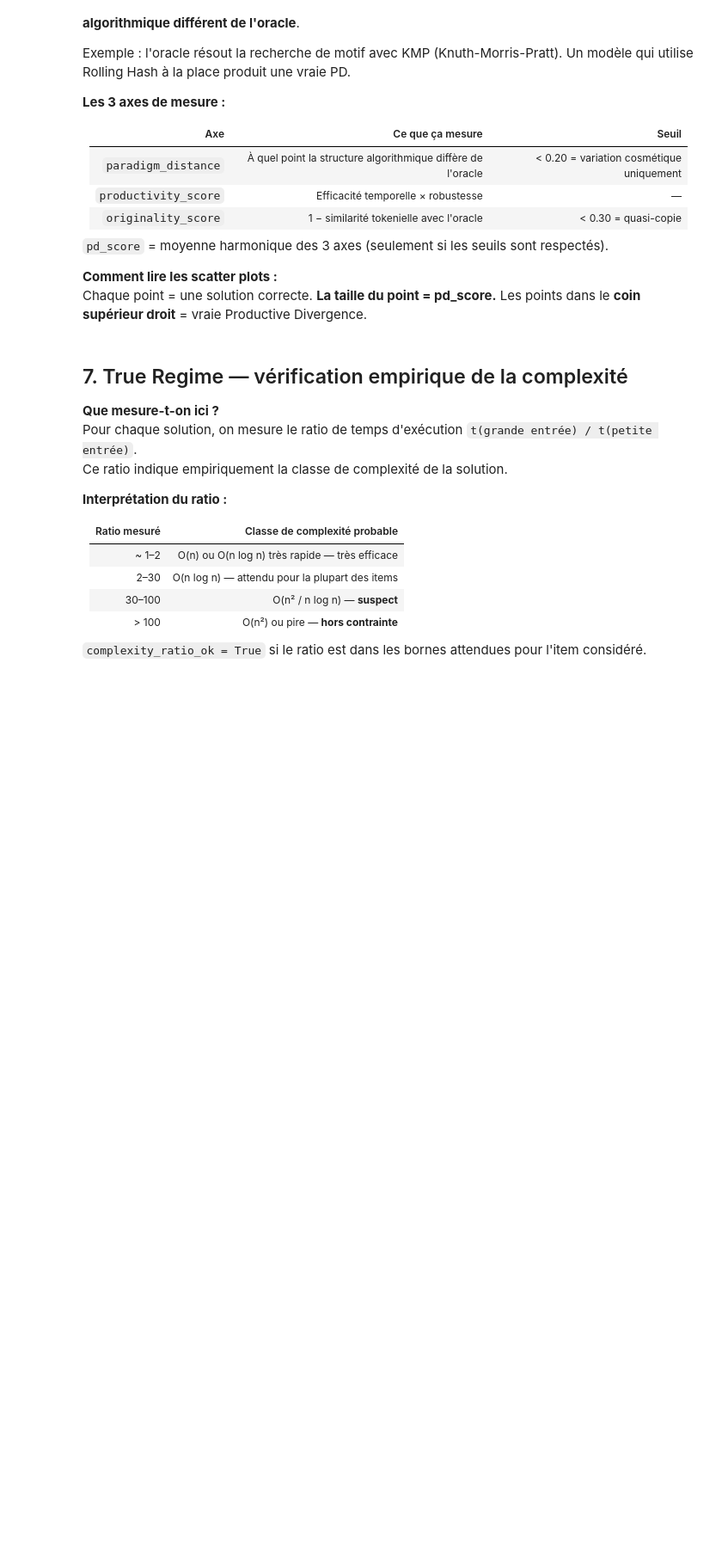
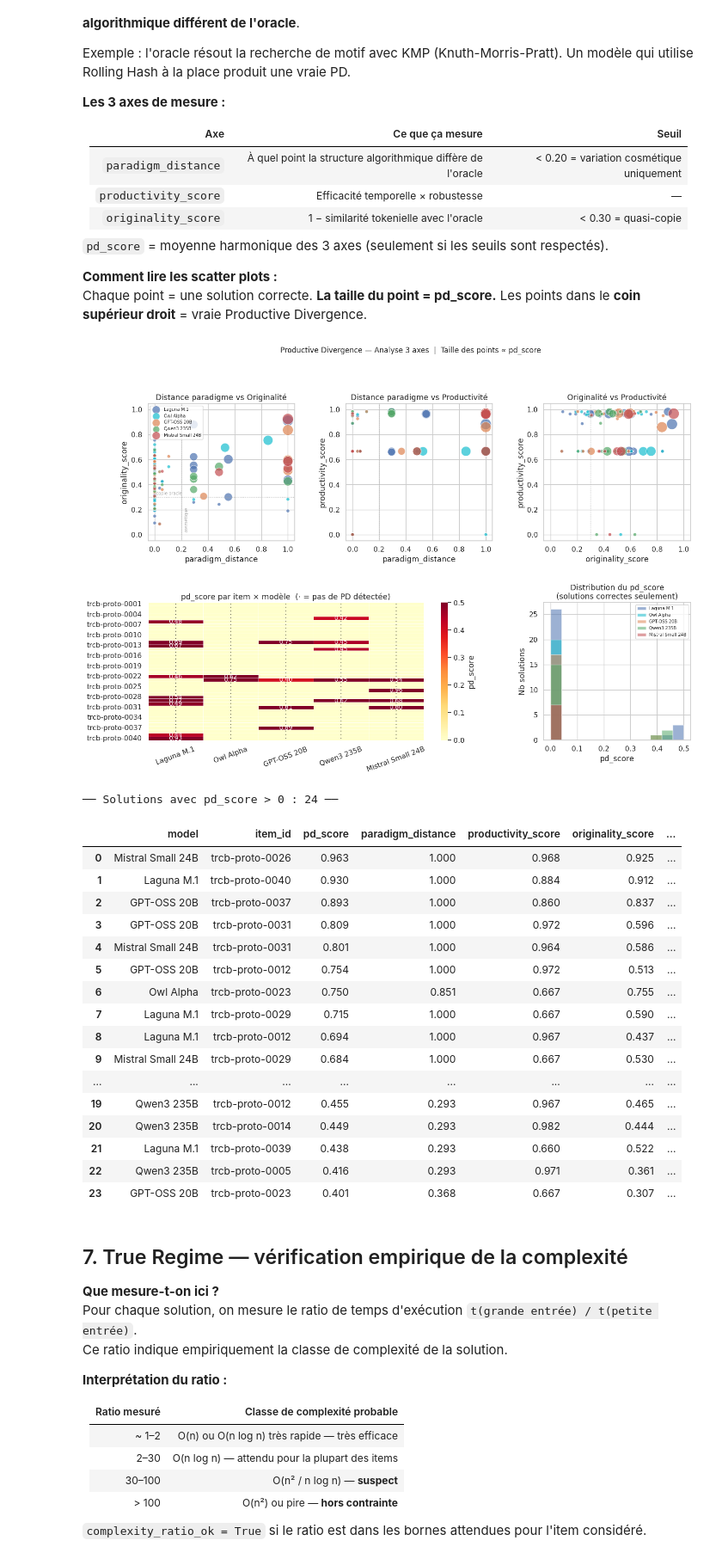
Before and after one commit to Fireman4740/TR-CodeBench, a Jupyter notebook: notebooks/trcb_analysis.ipynb, the cells around one changed output. Shown at 86% size. Cells and saved outputs as stored; diff of their text form; code cells hidden in the pictures; blank space fills up the shorter version.

```diff
--- a/notebooks/trcb_analysis.ipynb
+++ b/notebooks/trcb_analysis.ipynb
@@ -585,7 +607,7 @@ pivot_pd = pivot_pd.reindex(index=item_order, columns=model_order)
 pivot_pd.columns = [short(m) for m in pivot_pd.columns]
 sns.heatmap(pivot_pd.fillna(0), ax=ax4, cmap='YlOrRd', vmin=0, vmax=0.5,
             linewidths=0.5, linecolor='white',
-            annot=pivot_pd.applymap(lambda v: f'{v:.2f}' if pd.notna(v) and v > 0.001 else '·'),
+            annot=pivot_pd.apply(lambda col: col.map(lambda v: f'{v:.2f}' if pd.notna(v) and v > 0.001 else '·')),
             fmt='', annot_kws={'size': 10},
             cbar_kws={'label': 'pd_score'})
 ax4.set_title('pd_score par item × modèle  (· = pas de PD détectée)')
@@ -595,33 +617,53 @@ ax4.tick_params(axis='x', rotation=20)
 # Histogramme pd_score
 ax5 = fig.add_subplot(gs[1, 2])
 for m in model_order:
     vals = correct_df[correct_df['model']==m]['pd_score'].dropna()
     if len(vals) == 0: continue
     ax5.hist(vals, bins=12, alpha=0.55, range=(0, 0.5), color=color(m), label=short(m))
 ax5.set_xlabel('pd_score'); ax5.set_ylabel('Nb solutions')
 ax5.set_title('Distribution du pd_score\n(solutions correctes seulement)')
 ax5.legend(fontsize=7)
 
 plt.suptitle('Productive Divergence — Analyse 3 axes  |  Taille des points ∝ pd_score',
              fontsize=12, y=1.01)
 plt.show()
 
 # Détail cas pd_score > 0
 pd_nonzero = df_ok[df_ok['pd_score'] > 0][[
     'model','item_id','pd_score','paradigm_distance','productivity_score',
     'originality_score','candidate_paradigms','oracle_paradigms','genuine_divergence'
 ]].sort_values('pd_score', ascending=False)
 
 print(f'\n── Solutions avec pd_score > 0 : {len(pd_nonzero)} ──')
 if not pd_nonzero.empty:
     pd_nonzero = pd_nonzero.copy()
     pd_nonzero['model'] = pd_nonzero['model'].map(short)
     display(pd_nonzero.reset_index(drop=True).round(3))
 else:
     print('Aucune PD détectée dans ce run.\n'
           'Interprétation : tous les modèles utilisent le même paradigme que l\'oracle.\n'
           'Ce n\'est pas nécessairement un problème — cela peut signifier que les paradigmes\n'
           'connus pour chaque item ne sont pas encore détectables par le classifier.')
+# %% [output]
+[figure, added]
+── Solutions avec pd_score > 0 : 24 ──
+|  | model | item_id | pd_score | paradigm_distance | productivity_score | originality_score | ... |
+| 0 | Mistral Small 24B | trcb-proto-0026 | 0.963 | 1.000 | 0.968 | 0.925 | ... |
+| 1 | Laguna M.1 | trcb-proto-0040 | 0.930 | 1.000 | 0.884 | 0.912 | ... |
+| 2 | GPT-OSS 20B | trcb-proto-0037 | 0.893 | 1.000 | 0.860 | 0.837 | ... |
+| 3 | GPT-OSS 20B | trcb-proto-0031 | 0.809 | 1.000 | 0.972 | 0.596 | ... |
+| 4 | Mistral Small 24B | trcb-proto-0031 | 0.801 | 1.000 | 0.964 | 0.586 | ... |
+| 5 | GPT-OSS 20B | trcb-proto-0012 | 0.754 | 1.000 | 0.972 | 0.513 | ... |
+| 6 | Owl Alpha | trcb-proto-0023 | 0.750 | 0.851 | 0.667 | 0.755 | ... |
+| 7 | Laguna M.1 | trcb-proto-0029 | 0.715 | 1.000 | 0.667 | 0.590 | ... |
+| 8 | Laguna M.1 | trcb-proto-0012 | 0.694 | 1.000 | 0.967 | 0.437 | ... |
+| 9 | Mistral Small 24B | trcb-proto-0029 | 0.684 | 1.000 | 0.667 | 0.530 | ... |
+| ... | ... | ... | ... | ... | ... | ... | ... |
+| 19 | Qwen3 235B | trcb-proto-0012 | 0.455 | 0.293 | 0.967 | 0.465 | ... |
+| 20 | Qwen3 235B | trcb-proto-0014 | 0.449 | 0.293 | 0.982 | 0.444 | ... |
+| 21 | Laguna M.1 | trcb-proto-0039 | 0.438 | 0.293 | 0.660 | 0.522 | ... |
+| 22 | Qwen3 235B | trcb-proto-0005 | 0.416 | 0.293 | 0.971 | 0.361 | ... |
+| 23 | GPT-OSS 20B | trcb-proto-0023 | 0.401 | 0.368 | 0.667 | 0.307 | ... |
 # %% [markdown]
 ## 7. True Regime — vérification empirique de la complexité
 
```
Also changed, not shown: parts of 9 cells of this notebook, 5 other files.
